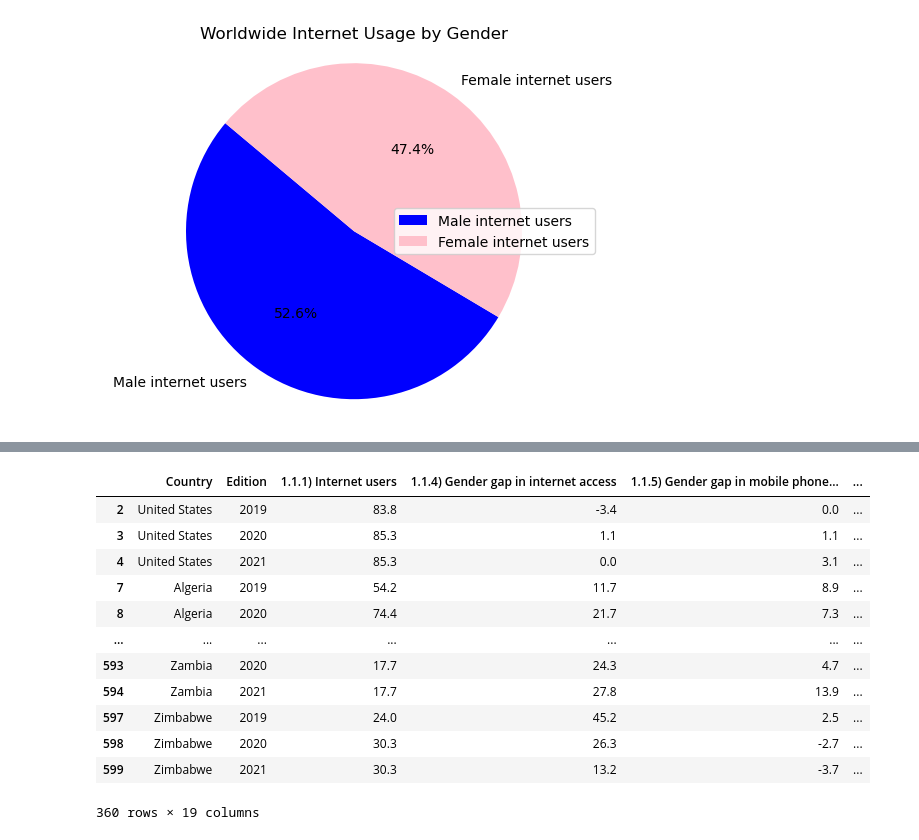
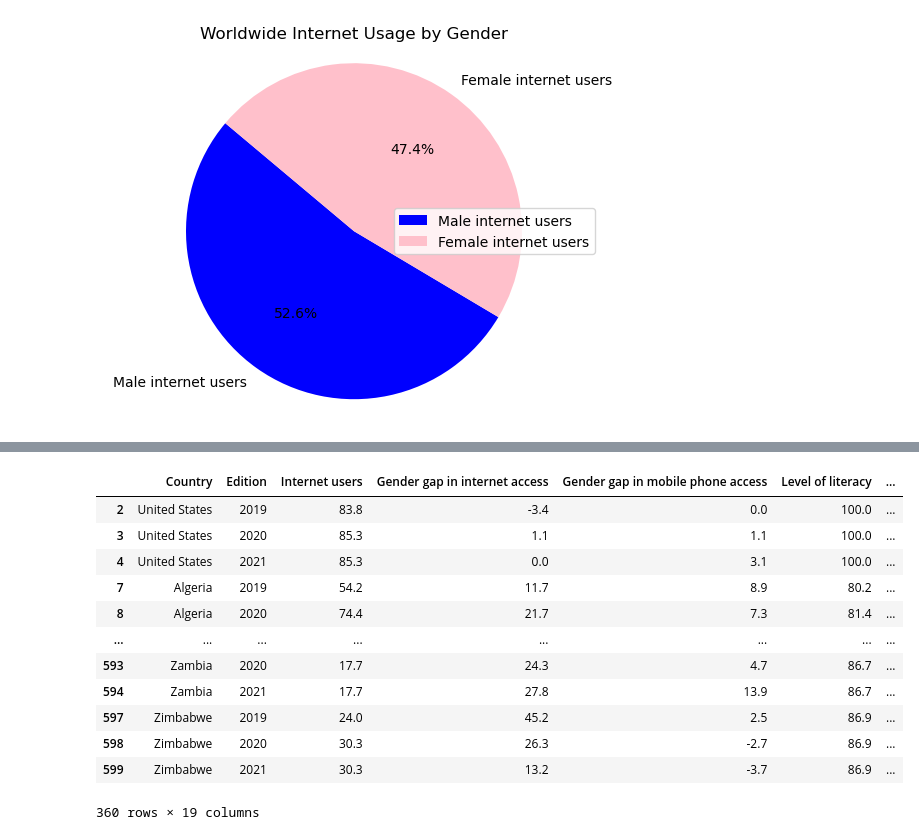
Before and after one commit to tiascott01/07_GroupProject1, a Jupyter notebook: Internet Demographics/internet-usage-working.ipynb, the cells around one changed output, grey strips where cells are left out. Cells and saved outputs as stored; diff of their text form; code cells hidden in the pictures.

```diff
--- a/Internet Demographics/internet-usage-working.ipynb
+++ b/Internet Demographics/internet-usage-working.ipynb
@@ -7,5 +7,20 @@ import seaborn as sns
 
 #import csv
 internet_data = pd.read_csv('../Resources/internet-data.csv')
+
+# Function to clean header names
+def clean_header_name(header_name):
+    # Split the header name by ')'
+    parts = header_name.split(')')
+    # Check if there are at least 2 parts and return the part after ')' if true
+    if len(parts) >= 2:
+        return parts[1].strip()
+    else:
+        return header_name
+
+# Apply the cleaning function to each column header
+internet_data.columns = [clean_header_name(col) for col in internet_data.columns]
+
+# display first few rows
 internet_data.head()
 # %% [output]
@@ -162,40 +169,40 @@ Length: 86, dtype: object
 # %%
 #get rid of irrelevant columns
 
 relevant_columns = ['Country', 'Edition',
-                '1.1.1) Internet users',
-                '1.1.4) Gender gap in internet access',
-                '1.1.5) Gender gap in mobile phone access',
-                '4.1.1) Level of literacy',
-                '4.1.2) Educational attainment',
-                '4.1.3) Support for digital literacy',
-                'BG2) Population',
-                'BG3) Urban population',
-                'BG4) GNI per capita',
-                'BG6) Population under the poverty line',
-                'BG17) Internet access gender gap',
-                'BG18) Mobile phone access gender gap',
-                'BG19) Internet users (percent of population)',
-                'BG20) Male internet users',
-                'BG21) Female internet users',
-                'BG22) Male mobile phone subscribers',
-                'BG23) Female mobile phone subscribers']
+                'Internet users',
+                'Gender gap in internet access',
+                'Gender gap in mobile phone access',
+                'Level of literacy',
+                'Educational attainment',
+                'Support for digital literacy',
+                'Population',
+                'Urban population',
+                'GNI per capita',
+                'Population under the poverty line',
+                'Internet access gender gap',
+                'Mobile phone access gender gap',
+                'Internet users (percent of population',
+                'Male internet users',
+                'Female internet users',
+                'Male mobile phone subscribers',
+                'Female mobile phone subscribers']
 
 demographic_df = internet_data_recent[relevant_columns]
 demographic_df
 # %% [output]
-|  | Country | Edition | 1.1.1) Internet users | 1.1.4) Gender gap in internet access | 1.1.5) Gender gap in mobile phone... | ... |
-| 2 | United States | 2019 | 83.8 | -3.4 | 0.0 | ... |
-| 3 | United States | 2020 | 85.3 | 1.1 | 1.1 | ... |
-| 4 | United States | 2021 | 85.3 | 0.0 | 3.1 | ... |
-| 7 | Algeria | 2019 | 54.2 | 11.7 | 8.9 | ... |
-| 8 | Algeria | 2020 | 74.4 | 21.7 | 7.3 | ... |
-| ... | ... | ... | ... | ... | ... | ... |
-| 593 | Zambia | 2020 | 17.7 | 24.3 | 4.7 | ... |
-| 594 | Zambia | 2021 | 17.7 | 27.8 | 13.9 | ... |
-| 597 | Zimbabwe | 2019 | 24.0 | 45.2 | 2.5 | ... |
-| 598 | Zimbabwe | 2020 | 30.3 | 26.3 | -2.7 | ... |
-| 599 | Zimbabwe | 2021 | 30.3 | 13.2 | -3.7 | ... |
+|  | Country | Edition | Internet users | Gender gap in internet access | Gender gap in mobile phone access | Level of literacy | ... |
+| 2 | United States | 2019 | 83.8 | -3.4 | 0.0 | 100.0 | ... |
+| 3 | United States | 2020 | 85.3 | 1.1 | 1.1 | 100.0 | ... |
+| 4 | United States | 2021 | 85.3 | 0.0 | 3.1 | 100.0 | ... |
+| 7 | Algeria | 2019 | 54.2 | 11.7 | 8.9 | 80.2 | ... |
+| 8 | Algeria | 2020 | 74.4 | 21.7 | 7.3 | 81.4 | ... |
+| ... | ... | ... | ... | ... | ... | ... | ... |
+| 593 | Zambia | 2020 | 17.7 | 24.3 | 4.7 | 86.7 | ... |
+| 594 | Zambia | 2021 | 17.7 | 27.8 | 13.9 | 86.7 | ... |
+| 597 | Zimbabwe | 2019 | 24.0 | 45.2 | 2.5 | 86.9 | ... |
+| 598 | Zimbabwe | 2020 | 30.3 | 26.3 | -2.7 | 86.9 | ... |
+| 599 | Zimbabwe | 2021 | 30.3 | 13.2 | -3.7 | 86.9 | ... |
 360 rows × 19 columns
 # %%
 ##Data Cleaning and Organizaion
```
Also changed, not shown: parts of 12 cells of this notebook.
